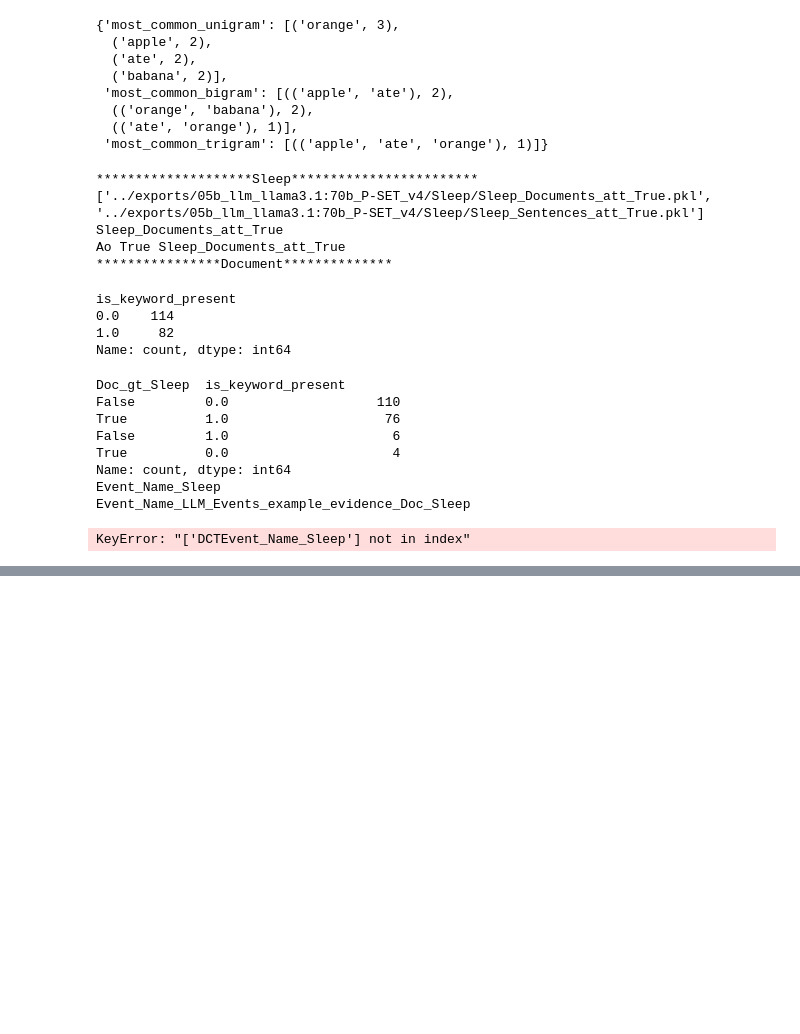
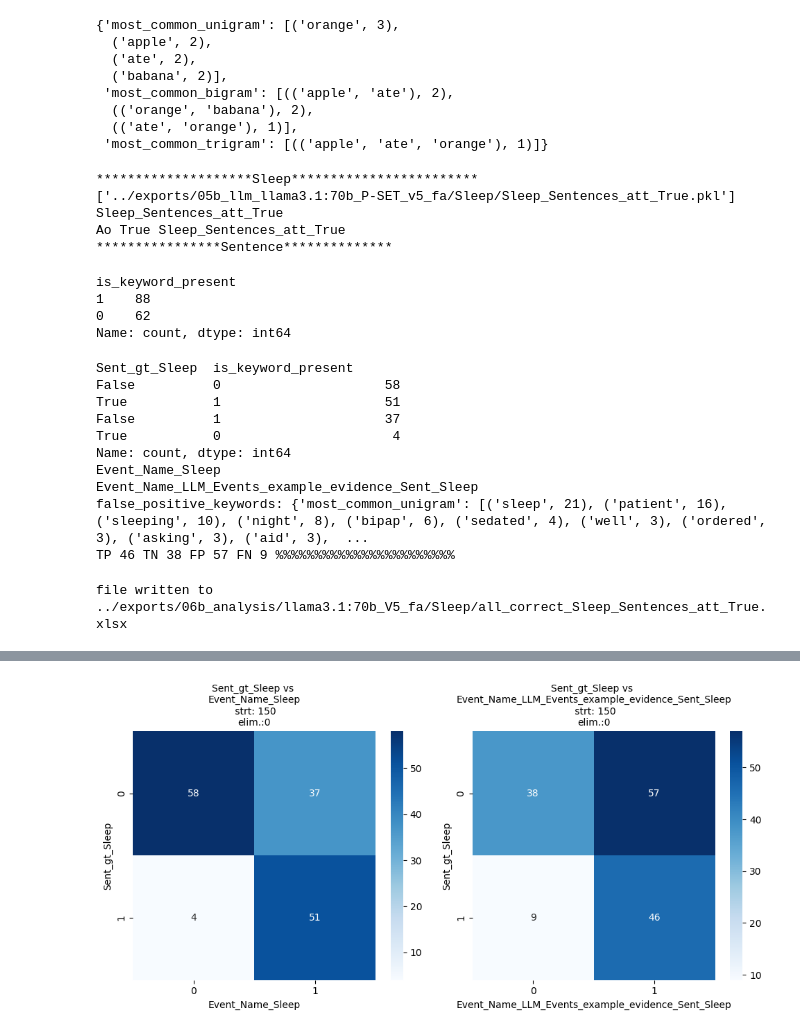
Before and after one commit to allmin/llm_text_to_event, a Jupyter notebook: scripts/06_analyse_Sent-SET_Doc-SET.ipynb, the cells around one changed output, grey strips where cells are left out. Cells and saved outputs as stored; diff of their text form; code cells hidden in the pictures; blank space fills up the shorter version.

Commit message:
Extra Analysis

```diff
--- a/scripts/06_analyse_Sent-SET_Doc-SET.ipynb
+++ b/scripts/06_analyse_Sent-SET_Doc-SET.ipynb
@@ -223,7 +223,7 @@ for analysis_type in ["all"]: #(M-SET, A-SET, D-SET, F-SET)
             continue
 
         llm_files = [i for i in llm_files if "True" in i]
-        # llm_files = [i for i in llm_files if "Sent" in i]
+        llm_files = [i for i in llm_files if "Sent" in i]
         for file in llm_files:
             filename = os.path.basename(file).rstrip('.pkl')
             print(filename)
@@ -346,7 +346,7 @@ for analysis_type in ["all"]: #(M-SET, A-SET, D-SET, F-SET)
                                                f"Event_Name_{ET}", "comment", "negation",
                                                col, "Text_Quote_in_gt",
                                                f"Text_Quote_{col_base}_{ET}",
-                                               f"Attribute_{col_base}_{ET}"]+[i+col_base for i in ["Event_Name_","Attribute_","Text_Quote_", "Event_Id_","Order_"]]
+                                               f"Attribute_{col_base}_{ET}"]+[i+col_base for i in ["Event_Name_","Actor_","Attribute_","Text_Quote_", "Event_Id_","Order_"]]
 
 
                         false_positive_samples = df[(df[col]!=df[gt_column])&(df[col]==1)]
@@ -371,20 +371,22 @@ for analysis_type in ["all"]: #(M-SET, A-SET, D-SET, F-SET)
                 display(results)
 # %% [output]
 ********************Sleep************************
-['../exports/05b_llm_llama3.1:70b_P-SET_v4/Sleep/Sleep_Documents_att_True.pkl', '../exports/05b_llm_llama3.1:70b_P-SET_v4/Sleep/Sleep_Sentences_att_True.pkl']
-Sleep_Documents_att_True
-Ao True Sleep_Documents_att_True
-****************Document**************
+['../exports/05b_llm_llama3.1:70b_P-SET_v5_fa/Sleep/Sleep_Sentences_att_True.pkl']
+Sleep_Sentences_att_True
+Ao True Sleep_Sentences_att_True
+****************Sentence**************
 is_keyword_present
-0.0    114
-1.0     82
+1    88
+0    62
 Name: count, dtype: int64
-Doc_gt_Sleep  is_keyword_present
-False         0.0                   110
-True          1.0                    76
-False         1.0                     6
-True          0.0                     4
+Sent_gt_Sleep  is_keyword_present
+False          0                     58
+True           1                     51
+False          1                     37
+True           0                      4
 Name: count, dtype: int64
 Event_Name_Sleep
-Event_Name_LLM_Events_example_evidence_Doc_Sleep
+Event_Name_LLM_Events_example_evidence_Sent_Sleep
+false_positive_keywords: {'most_common_unigram': [('sleep', 21), ('patient', 16), ('sleeping', 10), ('night', 8), ('bipap', 6), ('sedated', 4), ('well', 3), ('ordered', 3), ('asking', 3), ('aid', 3),  ...
+TP 46 TN 38 FP 57 FN 9 %%%%%%%%%%%%%%%%%%%%%%%
-KeyError: "['DCTEvent_Name_Sleep'] not in index"
+file written to ../exports/06b_analysis/llama3.1:70b_V5_fa/Sleep/all_correct_Sleep_Sentences_att_True.xlsx
@@ -391,3 +396,4 @@ KeyError: "['DCTEvent_Name_Sleep'] not in index"
+[figure, added]
 # %%
 proportion_confint(451, 451 + 87, alpha=0.05, method='normal'),proportion_confint(439, 439 + 47, alpha=0.05, method='normal')
 # %%
```
Also changed, not shown: parts of 1 cell of this notebook, 9 other files.
